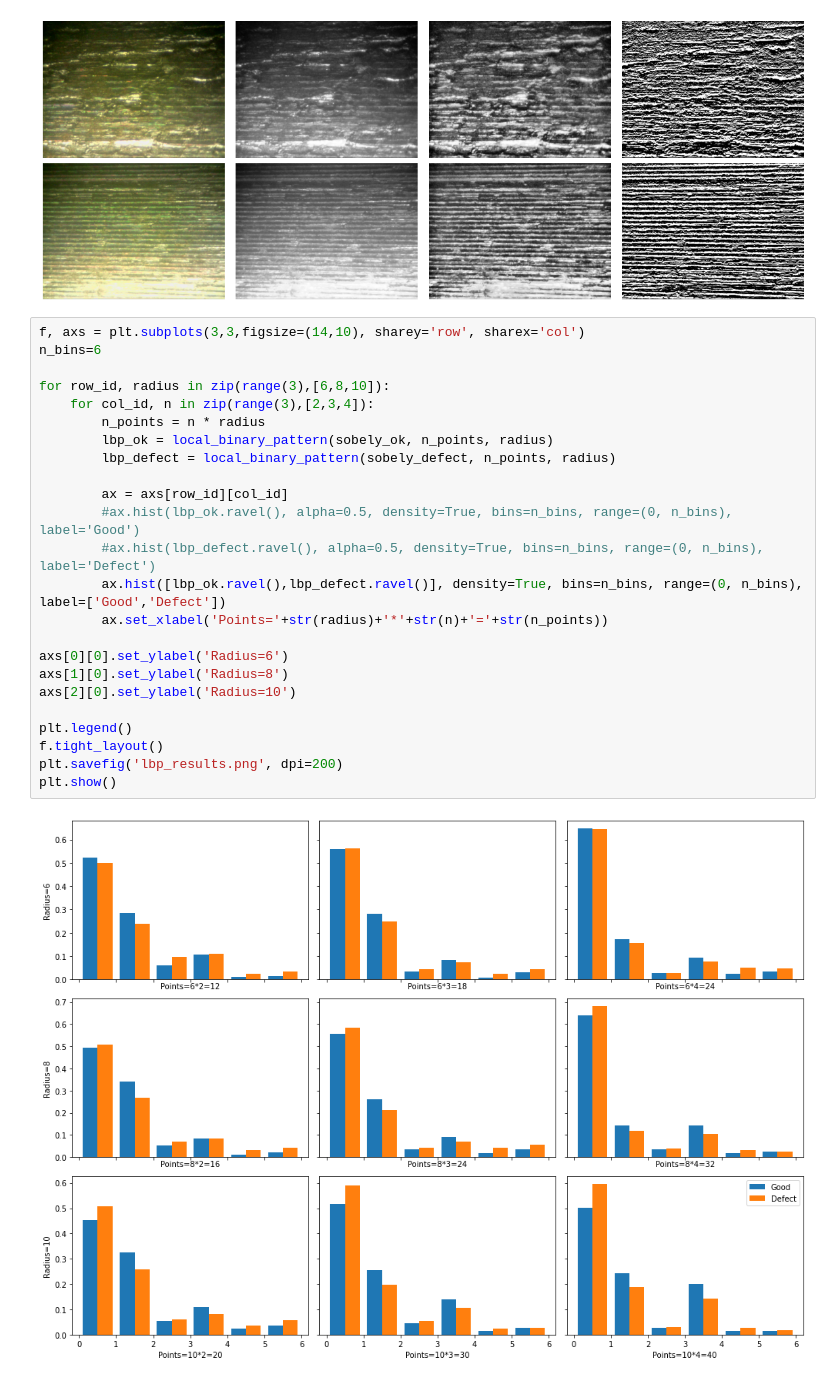
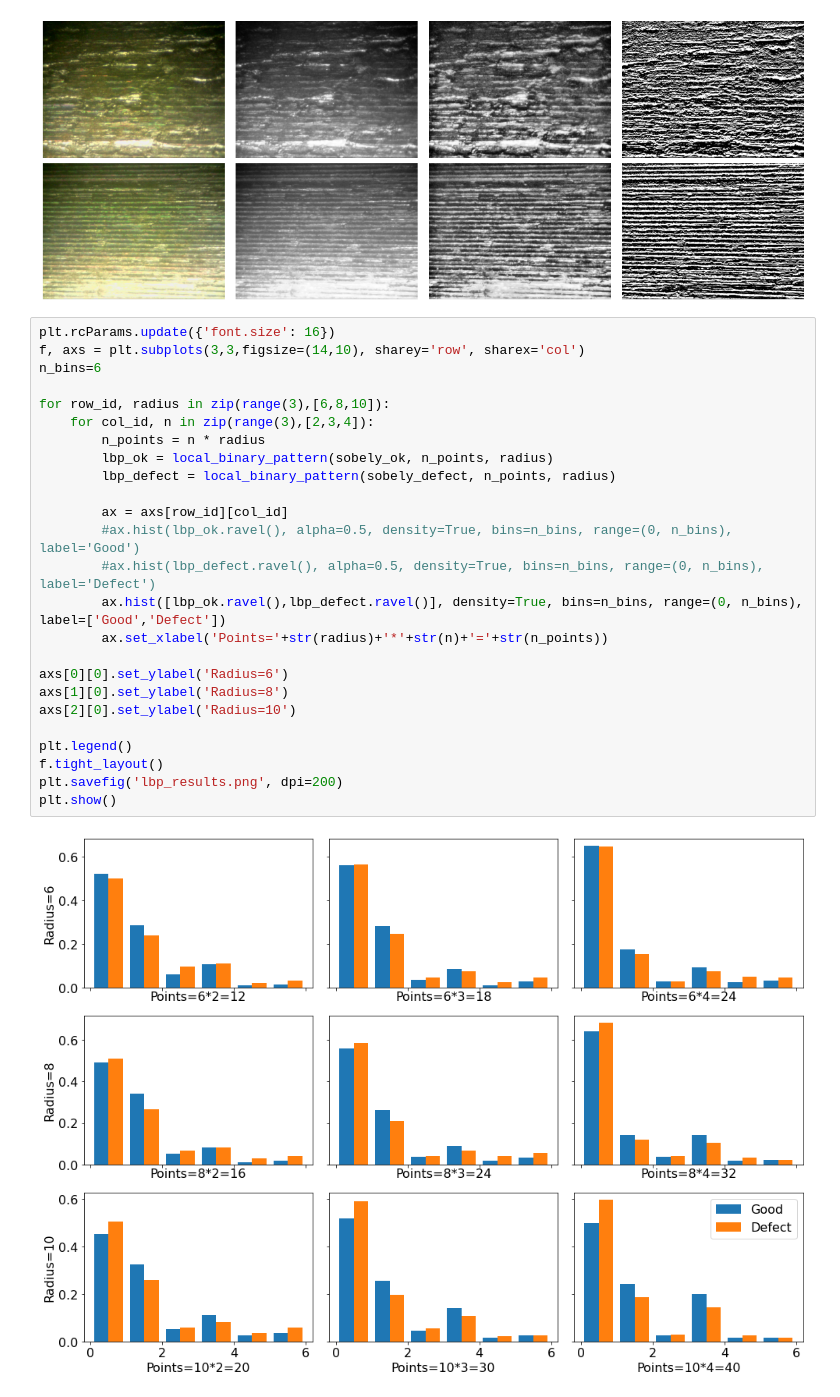
Before and after one commit to uleroboticsgroup/computer_vision_workpieces, a Jupyter notebook: lbp.ipynb, the cells around one changed output. Drawn from its saved outputs; the diff is of its cells as text.

```diff
--- a/lbp.ipynb
+++ b/lbp.ipynb
@@ -54,28 +54,29 @@ plt.show()
 # %% [output]
 [figure]
 # %%
+plt.rcParams.update({'font.size': 16})
 f, axs = plt.subplots(3,3,figsize=(14,10), sharey='row', sharex='col')
 n_bins=6
 
 for row_id, radius in zip(range(3),[6,8,10]):
     for col_id, n in zip(range(3),[2,3,4]):
         n_points = n * radius
         lbp_ok = local_binary_pattern(sobely_ok, n_points, radius)
         lbp_defect = local_binary_pattern(sobely_defect, n_points, radius)
 
         ax = axs[row_id][col_id]
         #ax.hist(lbp_ok.ravel(), alpha=0.5, density=True, bins=n_bins, range=(0, n_bins), label='Good')
         #ax.hist(lbp_defect.ravel(), alpha=0.5, density=True, bins=n_bins, range=(0, n_bins), label='Defect')
         ax.hist([lbp_ok.ravel(),lbp_defect.ravel()], density=True, bins=n_bins, range=(0, n_bins), label=['Good','Defect'])
         ax.set_xlabel('Points='+str(radius)+'*'+str(n)+'='+str(n_points))
 
 axs[0][0].set_ylabel('Radius=6')
 axs[1][0].set_ylabel('Radius=8')
 axs[2][0].set_ylabel('Radius=10')
 
 plt.legend()
 f.tight_layout()
 plt.savefig('lbp_results.png', dpi=200)
 plt.show()
 # %% [output]
-[figure, old version]
+[figure, new version]
```
Also changed, not shown: 15 other files.
